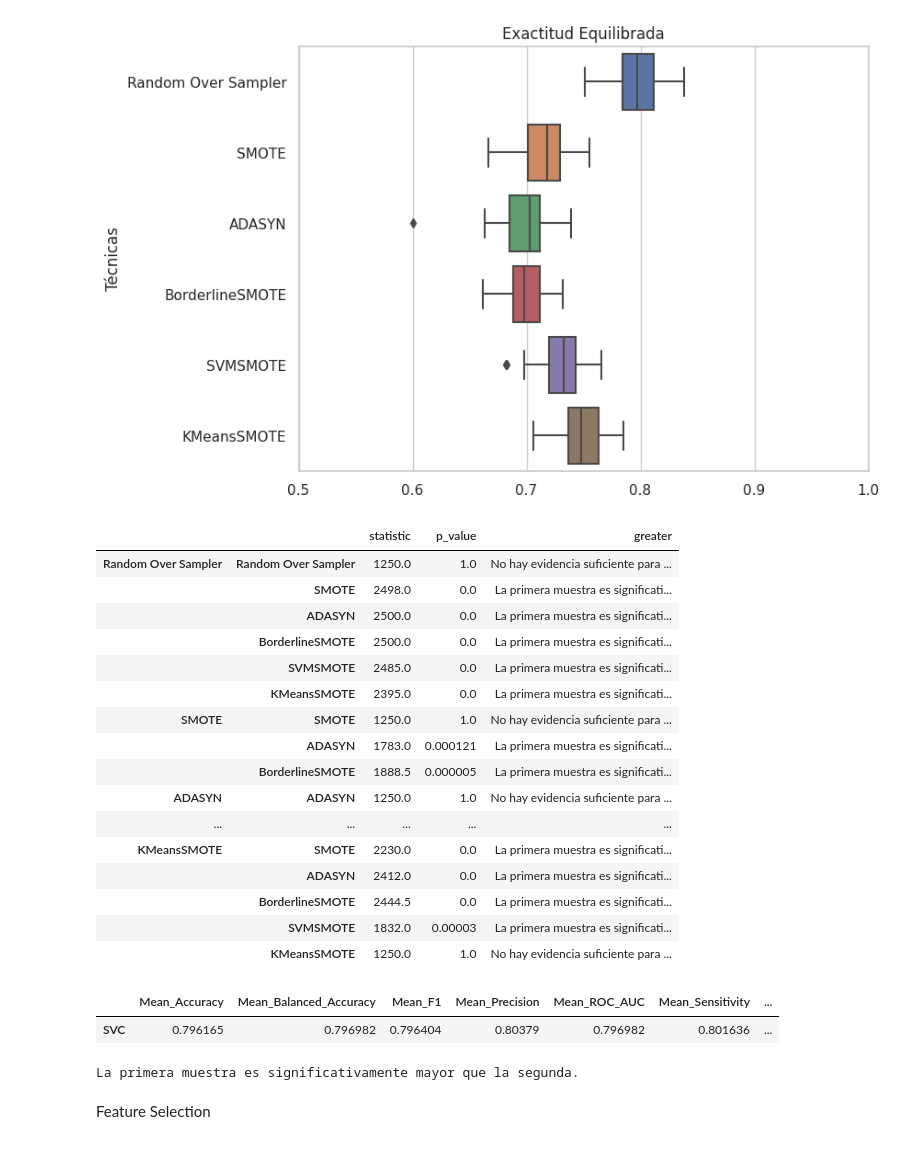
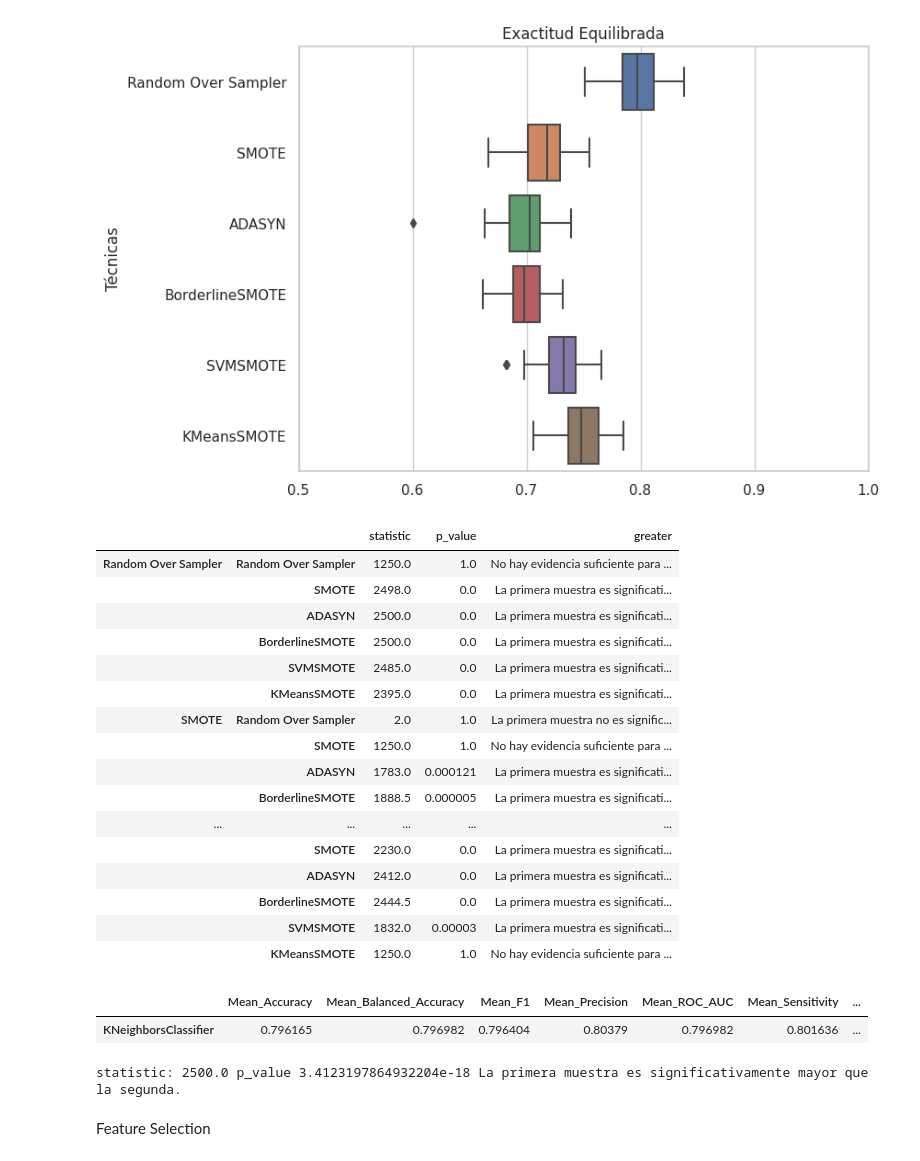
Before and after one commit to OsirisEscaL/Parkinson_Project, a Jupyter notebook: KNeighborsClassifier_Parkinson_HeredetaryAtaxias.ipynb, the cells around one changed output. Saved outputs shown, nothing was run; the diff lists cells and outputs as text; code cells hidden in the pictures.

```diff
--- a/KNeighborsClassifier_Parkinson_HeredetaryAtaxias.ipynb
+++ b/KNeighborsClassifier_Parkinson_HeredetaryAtaxias.ipynb
@@ -227,39 +227,44 @@ comparison = {}
 alpha = 0.05
 for sample1 in samplers:
   val1 = results_raw_over_ds.loc['Balanced_Accuracy', sample1]
   for sample2 in samplers:
     val2 = results_raw_over_ds.loc['Balanced_Accuracy', sample2]
     statistic, p_value = stats.mannwhitneyu(val1, val2, alternative='two-sided')
     if p_value < alpha:
       statistic, p_value = stats.mannwhitneyu(val1, val2, alternative='greater')
       if p_value < alpha:
         greater = 'La primera muestra es significativamente mayor que la segunda.'
         comparison[sample1, sample2] = {'statistic': statistic,
                                         'p_value': p_value,
                                         'greater': greater}
+      else:
+        greater = 'La primera muestra no es significativamente mayor que la segunda.'
+        comparison[sample1, sample2] = {'statistic': statistic,
+                                        'p_value': p_value,
+                                        'greater': greater}
     else:
       greater = 'No hay evidencia suficiente para afirmar que las muestras tienen distribuciones diferentes.'
       comparison[sample1, sample2] = {'statistic': statistic,
                                         'p_value': p_value,
                                         'greater': greater}
 
 comparison = pd.DataFrame(comparison).T
 comparison.to_csv('MannWhitneyU_Oversampling_KNeighborsClassifier.csv')
 comparison
 # %% [output]
 |  |  | statistic | p_value | greater |
 | Random Over Sampler | Random Over Sampler | 1250.0 | 1.0 | No hay evidencia suficiente para ... |
 |  | SMOTE | 2498.0 | 0.0 | La primera muestra es significati... |
 |  | ADASYN | 2500.0 | 0.0 | La primera muestra es significati... |
 |  | BorderlineSMOTE | 2500.0 | 0.0 | La primera muestra es significati... |
 |  | SVMSMOTE | 2485.0 | 0.0 | La primera muestra es significati... |
 |  | KMeansSMOTE | 2395.0 | 0.0 | La primera muestra es significati... |
-| SMOTE | SMOTE | 1250.0 | 1.0 | No hay evidencia suficiente para ... |
+| SMOTE | Random Over Sampler | 2.0 | 1.0 | La primera muestra no es signific... |
+|  | SMOTE | 1250.0 | 1.0 | No hay evidencia suficiente para ... |
 |  | ADASYN | 1783.0 | 0.000121 | La primera muestra es significati... |
 |  | BorderlineSMOTE | 1888.5 | 0.000005 | La primera muestra es significati... |
-| ADASYN | ADASYN | 1250.0 | 1.0 | No hay evidencia suficiente para ... |
 | ... | ... | ... | ... | ... |
-| KMeansSMOTE | SMOTE | 2230.0 | 0.0 | La primera muestra es significati... |
+|  | SMOTE | 2230.0 | 0.0 | La primera muestra es significati... |
 |  | ADASYN | 2412.0 | 0.0 | La primera muestra es significati... |
 |  | BorderlineSMOTE | 2444.5 | 0.0 | La primera muestra es significati... |
 |  | SVMSMOTE | 1832.0 | 0.00003 | La primera muestra es significati... |
@@ -327,7 +332,7 @@ std_specificity = np.std(modelspecificity)
 std_balanced_accuracy = np.std(modelbalanced_accuracy)
 std_f1 = np.std(modelf1)
 std_roc_auc = np.std(modelroc_auc)
-results['SVC'] = {'Mean_Balanced_Accuracy': mean_balanced_accuracy,
+results['KNeighborsClassifier'] = {'Mean_Balanced_Accuracy': mean_balanced_accuracy,
                                   'Std_Balanced_Accuracy': std_balanced_accuracy,
                                   'Mean_Accuracy': mean_accuracy, 'Std_Accuracy': std_accuracy,
                                   'Mean_Precision': mean_precision, 'Std_Precision': std_precision,
@@ -341,18 +346,20 @@ results_ds = pd.DataFrame(results).T
 results_ds
 # %% [output]
 |  | Mean_Accuracy | Mean_Balanced_Accuracy | Mean_F1 | Mean_Precision | Mean_ROC_AUC | Mean_Sensitivity | ... |
-| SVC | 0.796165 | 0.796982 | 0.796404 | 0.80379 | 0.796982 | 0.801636 | ... |
+| KNeighborsClassifier | 0.796165 | 0.796982 | 0.796404 | 0.80379 | 0.796982 | 0.801636 | ... |
 # %%
 statistic, p_value = stats.mannwhitneyu(modelbalanced_accuracy_over, modelbalanced_accuracy_base, alternative='two-sided')
 if p_value < alpha:
     statistic, p_value = stats.mannwhitneyu(modelbalanced_accuracy_over, modelbalanced_accuracy_base, alternative='greater')
     if p_value < alpha:
         greater = 'La primera muestra es significativamente mayor que la segunda.'
+    else:
+        greater = 'La primera muestra no es significativamente mayor que la segunda.'
 else:
       greater = 'No hay evidencia suficiente para afirmar que las muestras tienen distribuciones diferentes.'
-print(greater)
+print('statistic:',statistic,'p_value', p_value, greater)
 # %% [output]
-La primera muestra es significativamente mayor que la segunda.
+statistic: 2500.0 p_value 3.4123197864932204e-18 La primera muestra es significativamente mayor que la segunda.
 # %% [markdown]
 Feature Selection
 # %%
```
Also changed, not shown: parts of 14 cells of this notebook.
